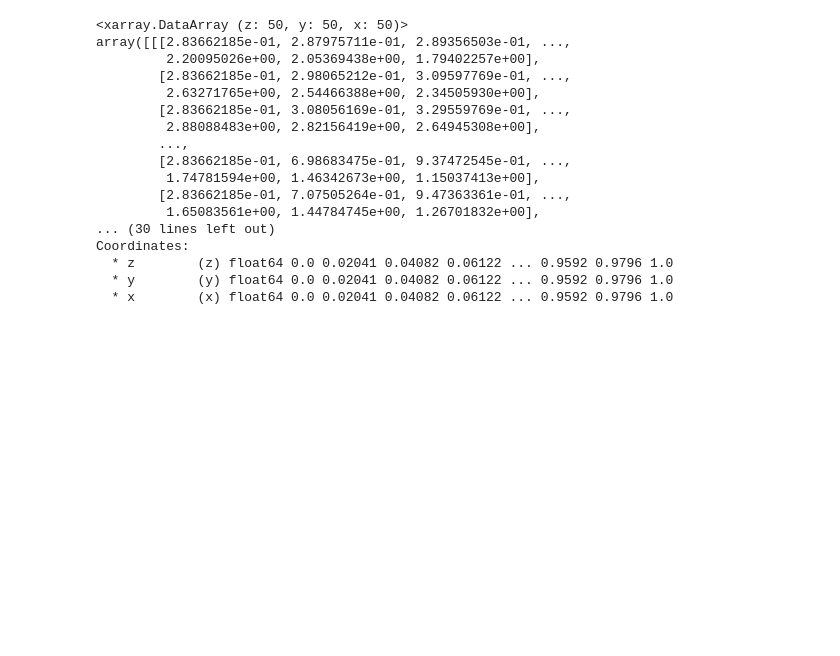
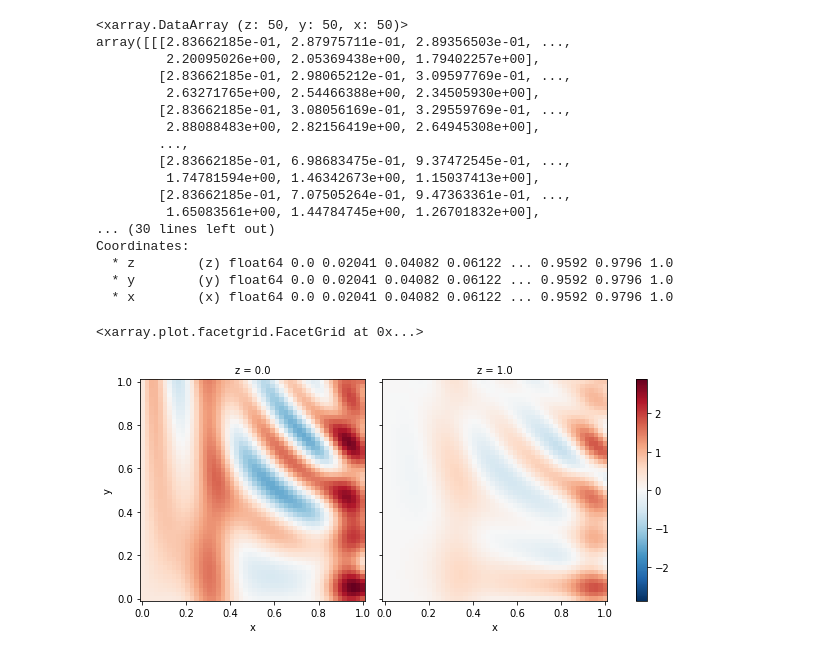
Before and after one commit to alexaugusto23/python_developer, a Jupyter notebook: Xarray/working_xarray_p1.ipynb, the cells around one changed output. Saved outputs shown, nothing was run; the diff lists cells and outputs as text; code cells hidden in the pictures; blank space fills up the shorter version.

Commit message:
cubes of data

```diff
--- a/Xarray/working_xarray_p1.ipynb
+++ b/Xarray/working_xarray_p1.ipynb
@@ -637,3 +534,10 @@ Coordinates:
   * z        (z) float64 0.0 0.02041 0.04082 0.06122 ... 0.9592 0.9796 1.0
   * y        (y) float64 0.0 0.02041 0.04082 0.06122 ... 0.9592 0.9796 1.0
   * x        (x) float64 0.0 0.02041 0.04082 0.06122 ... 0.9592 0.9796 1.0
+# %%
+# rho.sel(z=[0,1])  is a 3D DataArray with two z values
+# rho.sel(z=[0,1]).plot(size=8, col='z')  will produce a histogram
+rho.sel(z=[0,1]).plot(size=4, col='z')
+# %% [output]
+<xarray.plot.facetgrid.FacetGrid at 0x...>
+[figure, added]
```
Also changed, not shown: parts of 52 cells of this notebook, 3 other files.
